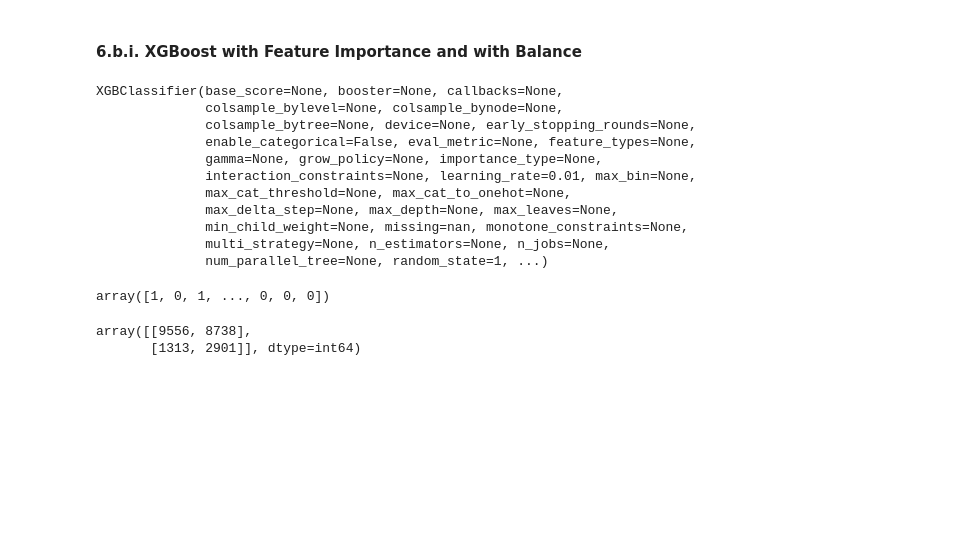
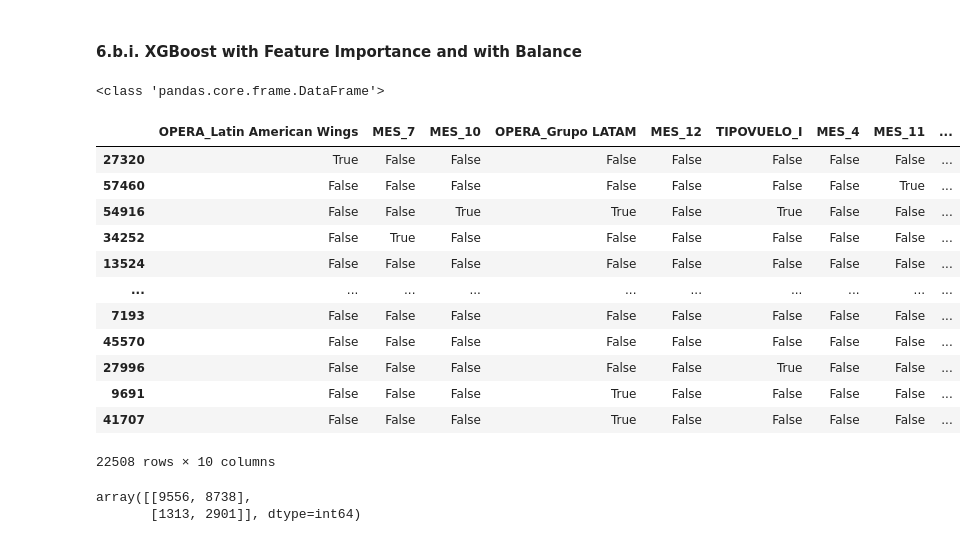
Before and after one commit to Giovanny90/ChallengeLatam, a Jupyter notebook: challenge/exploration.ipynb, the cells around one changed output. Drawn from its saved outputs; the diff is of its cells as text; code cells hidden in the pictures; blank space fills up the shorter version.

```diff
--- a/challenge/exploration.ipynb
+++ b/challenge/exploration.ipynb
@@ -553,22 +553,26 @@ x_train2, x_test2, y_train2, y_test2 = train_test_split(features[top_10_features
 # %%
 xgb_model_2 = xgb.XGBClassifier(random_state=1, learning_rate=0.01, scale_pos_weight = scale)
 xgb_model_2.fit(x_train2, y_train2)
+xgb_model_2.save_model("model.json")
-# %% [output]
-XGBClassifier(base_score=None, booster=None, callbacks=None,
-              colsample_bylevel=None, colsample_bynode=None,
-              colsample_bytree=None, device=None, early_stopping_rounds=None,
-              enable_categorical=False, eval_metric=None, feature_types=None,
-              gamma=None, grow_policy=None, importance_type=None,
-              interaction_constraints=None, learning_rate=0.01, max_bin=None,
-              max_cat_threshold=None, max_cat_to_onehot=None,
-              max_delta_step=None, max_depth=None, max_leaves=None,
-              min_child_weight=None, missing=nan, monotone_constraints=None,
-              multi_strategy=None, n_estimators=None, n_jobs=None,
-              num_parallel_tree=None, random_state=1, ...)
 # %%
+print(type(x_test2))
 xgboost_y_preds_2 = xgb_model_2.predict(x_test2)
+x_test2
 # %% [output]
-array([1, 0, 1, ..., 0, 0, 0])
+<class 'pandas.core.frame.DataFrame'>
+|  | OPERA_Latin American Wings | MES_7 | MES_10 | OPERA_Grupo LATAM | MES_12 | TIPOVUELO_I | MES_4 | MES_11 | ... |
+| 27320 | True | False | False | False | False | False | False | False | ... |
+| 57460 | False | False | False | False | False | False | False | True | ... |
+| 54916 | False | False | True | True | False | True | False | False | ... |
+| 34252 | False | True | False | False | False | False | False | False | ... |
+| 13524 | False | False | False | False | False | False | False | False | ... |
+| ... | ... | ... | ... | ... | ... | ... | ... | ... | ... |
+| 7193 | False | False | False | False | False | False | False | False | ... |
+| 45570 | False | False | False | False | False | False | False | False | ... |
+| 27996 | False | False | False | False | False | True | False | False | ... |
+| 9691 | False | False | False | True | False | False | False | False | ... |
+| 41707 | False | False | False | True | False | False | False | False | ... |
+22508 rows × 10 columns
 # %%
 confusion_matrix(y_test2, xgboost_y_preds_2)
 # %% [output]
```
Also changed, not shown: 1 other file.
